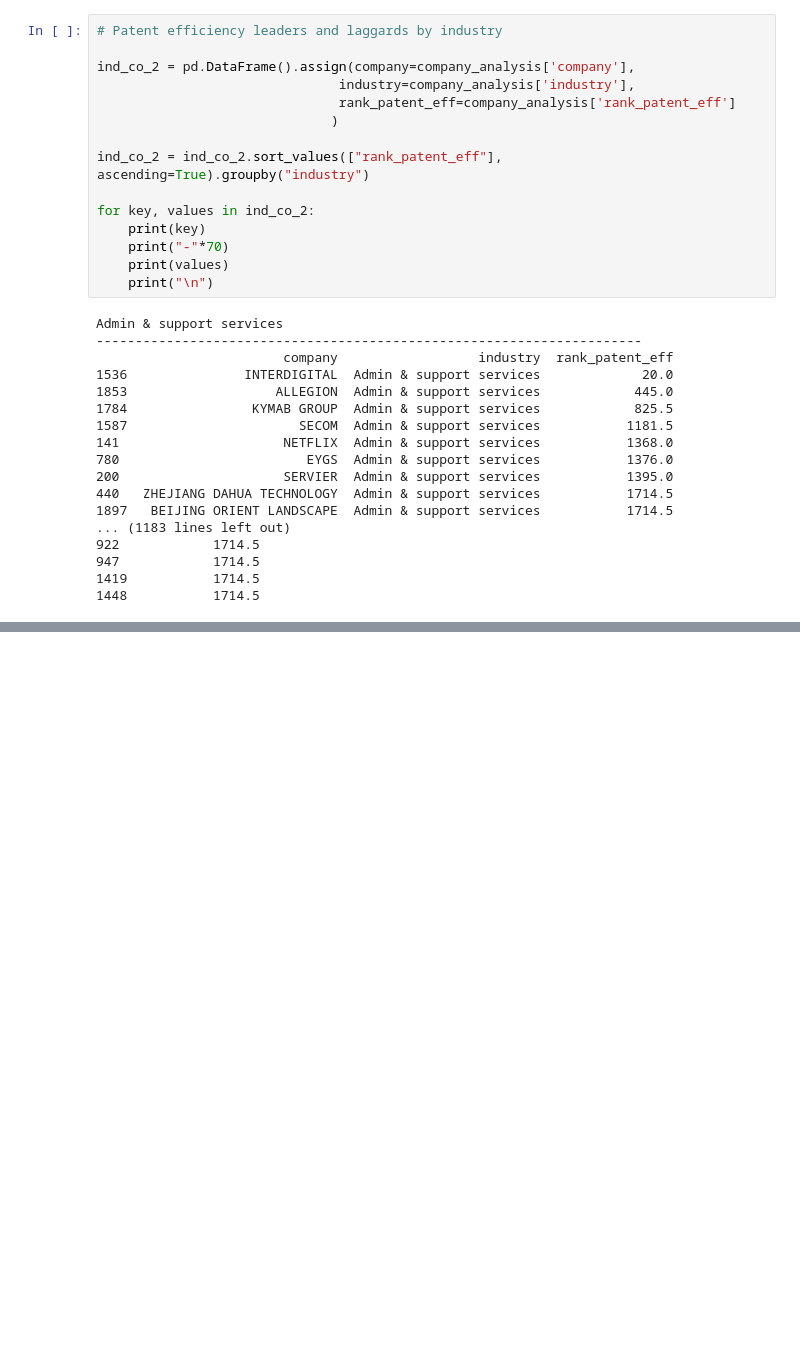
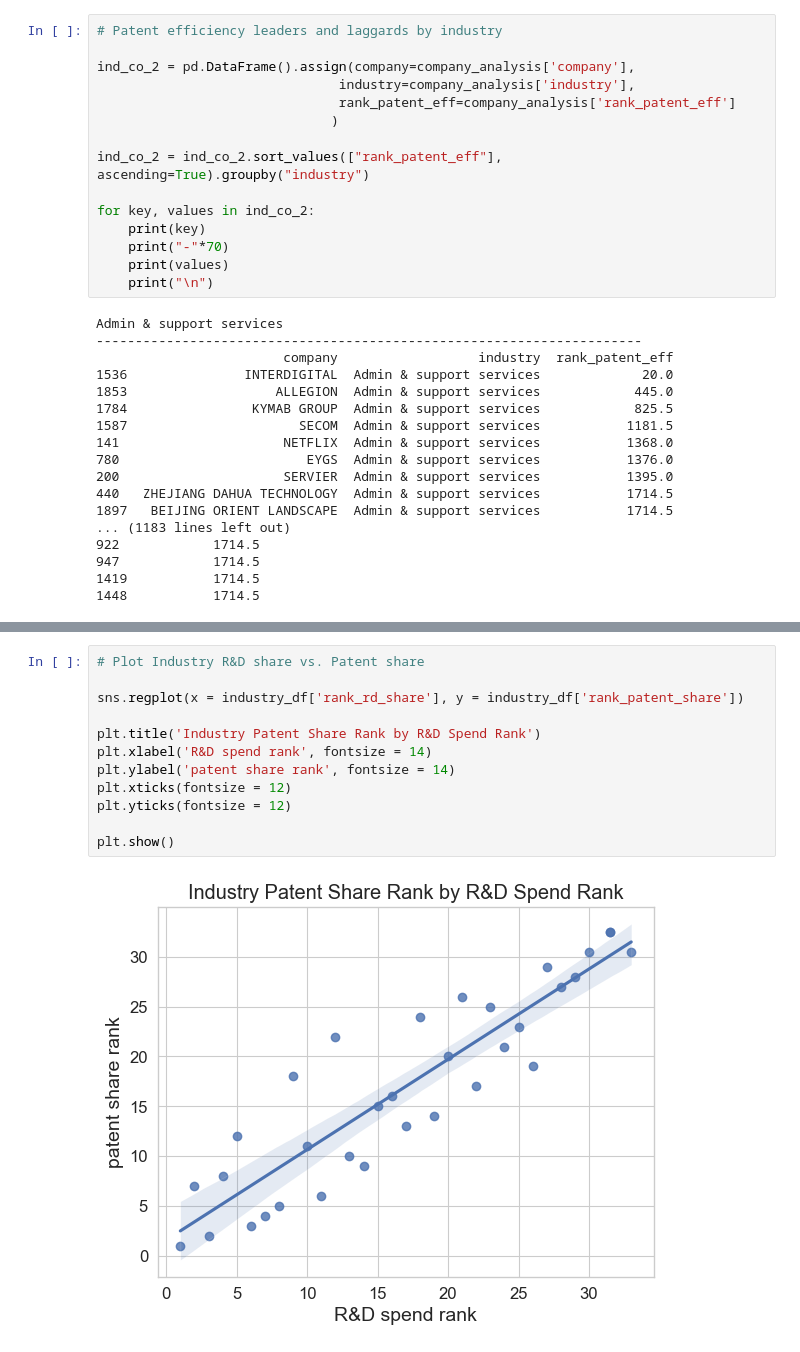
Before and after one commit to bassoonelephant/ip-productivity, a Jupyter notebook: ip_workbench.ipynb, the cells around one changed output, grey strips where cells are left out. Drawn from its saved outputs; the diff is of its cells as text; blank space fills up the shorter version.

```diff
--- a/ip_workbench.ipynb
+++ b/ip_workbench.ipynb
@@ -1408,0 +1397,14 @@ plt.show()
+# %%
+# Plot Industry R&D share vs. Patent share
+
+sns.regplot(x = industry_df['rank_rd_share'], y = industry_df['rank_patent_share'])
+
+plt.title('Industry Patent Share Rank by R&D Spend Rank')
+plt.xlabel('R&D spend rank', fontsize = 14)
+plt.ylabel('patent share rank', fontsize = 14)
+plt.xticks(fontsize = 12)
+plt.yticks(fontsize = 12)
+
+plt.show()
+# %% [output]
+[figure, added]
```
Also changed, not shown: parts of 19 cells of this notebook.
